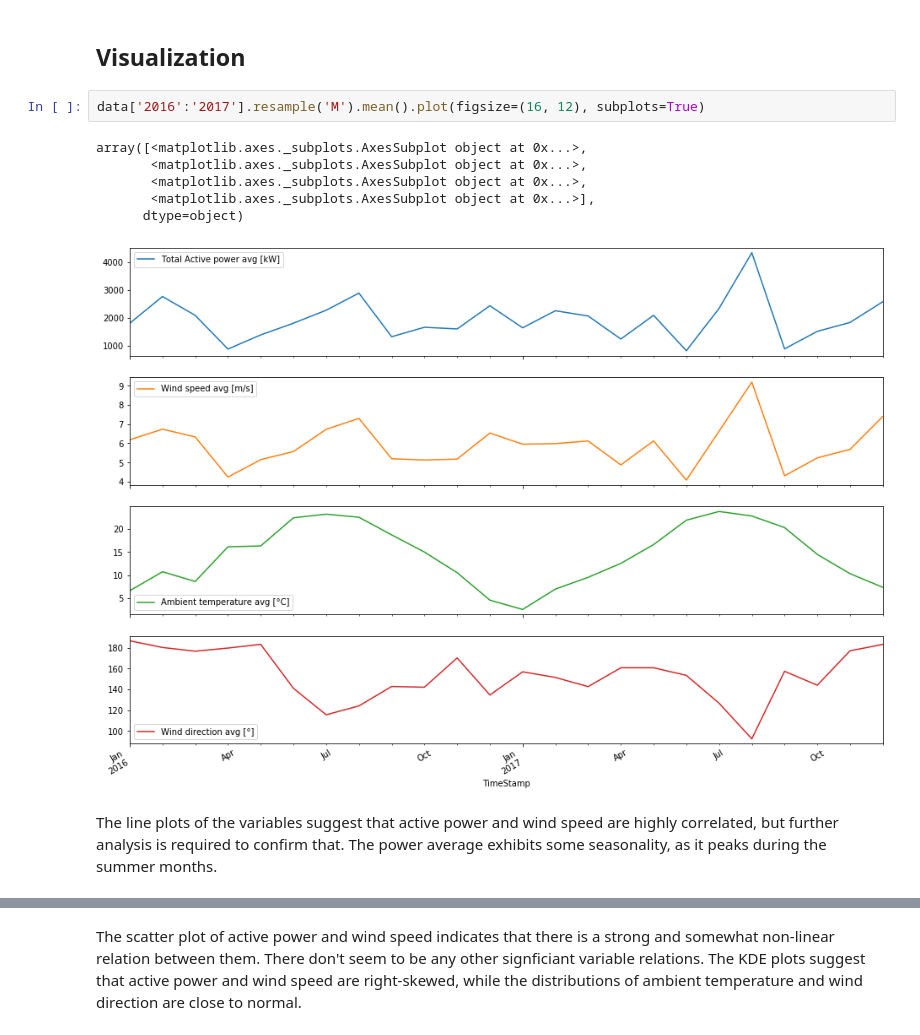
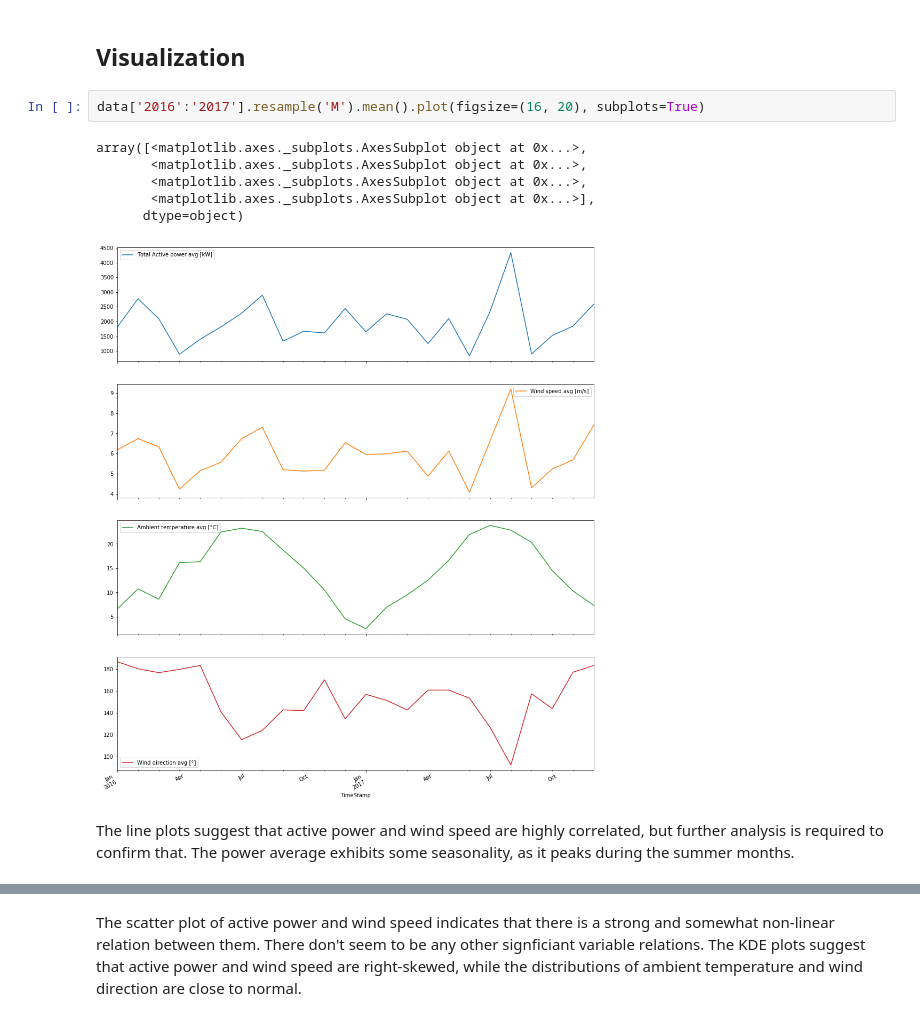
Before and after one commit to derevirn/wind-power-forecasting, a Jupyter notebook: EDA.ipynb, the cells around one changed output, grey strips where cells are left out. Saved outputs shown, nothing was run; the diff lists cells and outputs as text.

Commit message:
Completed Exploratory Data Analysis
Completed EDA (data cleaning, visualization, and stationarity testing).

```diff
--- a/EDA.ipynb
+++ b/EDA.ipynb
@@ -184,15 +168,15 @@ Downsampling the data set to an hourly frequency, as the 10 minute intervals are
 # %% [markdown]
 ## Visualization
 # %%
-data['2016':'2017'].resample('M').mean().plot(figsize=(16, 12), subplots=True)
+data['2016':'2017'].resample('M').mean().plot(figsize=(16, 20), subplots=True)
 # %% [output]
 array([<matplotlib.axes._subplots.AxesSubplot object at 0x...>,
        <matplotlib.axes._subplots.AxesSubplot object at 0x...>,
        <matplotlib.axes._subplots.AxesSubplot object at 0x...>,
        <matplotlib.axes._subplots.AxesSubplot object at 0x...>],
       dtype=object)
-[figure, old version]
+[figure, new version]
 # %% [markdown]
-The line plots of the variables suggest that active power and wind speed are highly correlated, but further analysis is required to confirm that. The power average exhibits some seasonality, as it peaks during the summer months.
+The line plots suggest that active power and wind speed are highly correlated, but further analysis is required to confirm that. The power average exhibits some seasonality, as it peaks during the summer months.
 # %%
 fig, axes = plt.subplots(4, 1, figsize=(16, 20), sharex=True)
```
Also changed, not shown: parts of 14 cells of this notebook.
